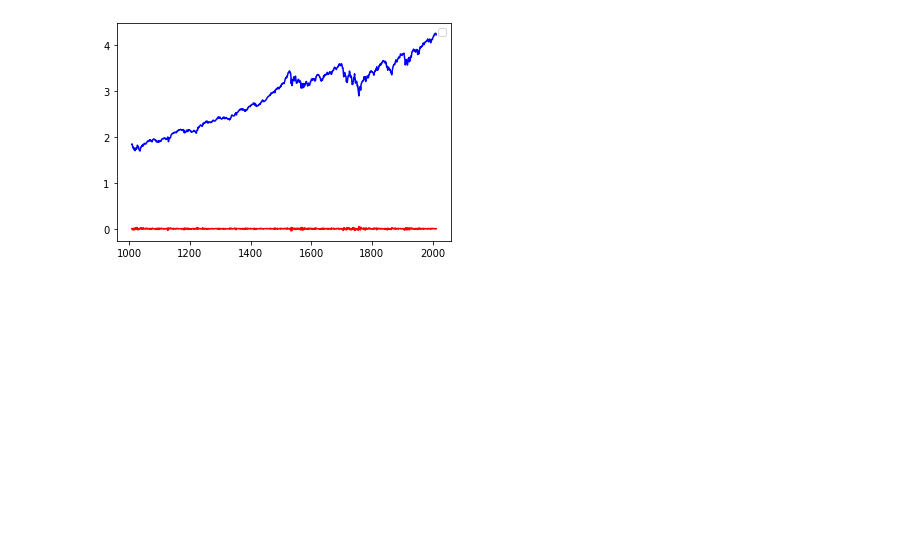
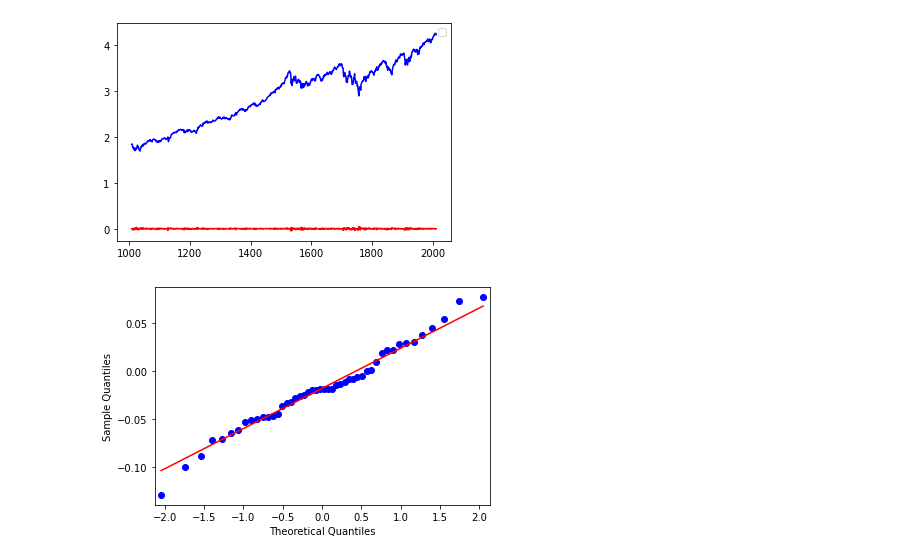
Before and after one commit to ZiyueNie/575, a Jupyter notebook: src/P2.ipynb, the cells around one changed output. Cells and saved outputs as stored; diff of their text form; code cells hidden in the pictures; blank space fills up the shorter version.

```diff
--- a/src/P2.ipynb
+++ b/src/P2.ipynb
@@ -185,3 +185,10 @@ plt.legend()
 No handles with labels found to put in legend.
 <matplotlib.legend.Legend at 0x...>
 [figure]
+# %%
+
+import pylab
+sm.qqplot(DApp, line='s')
+pylab.show()
+# %% [output]
+[figure, added]
```
Also changed, not shown: parts of 7 cells of this notebook.
